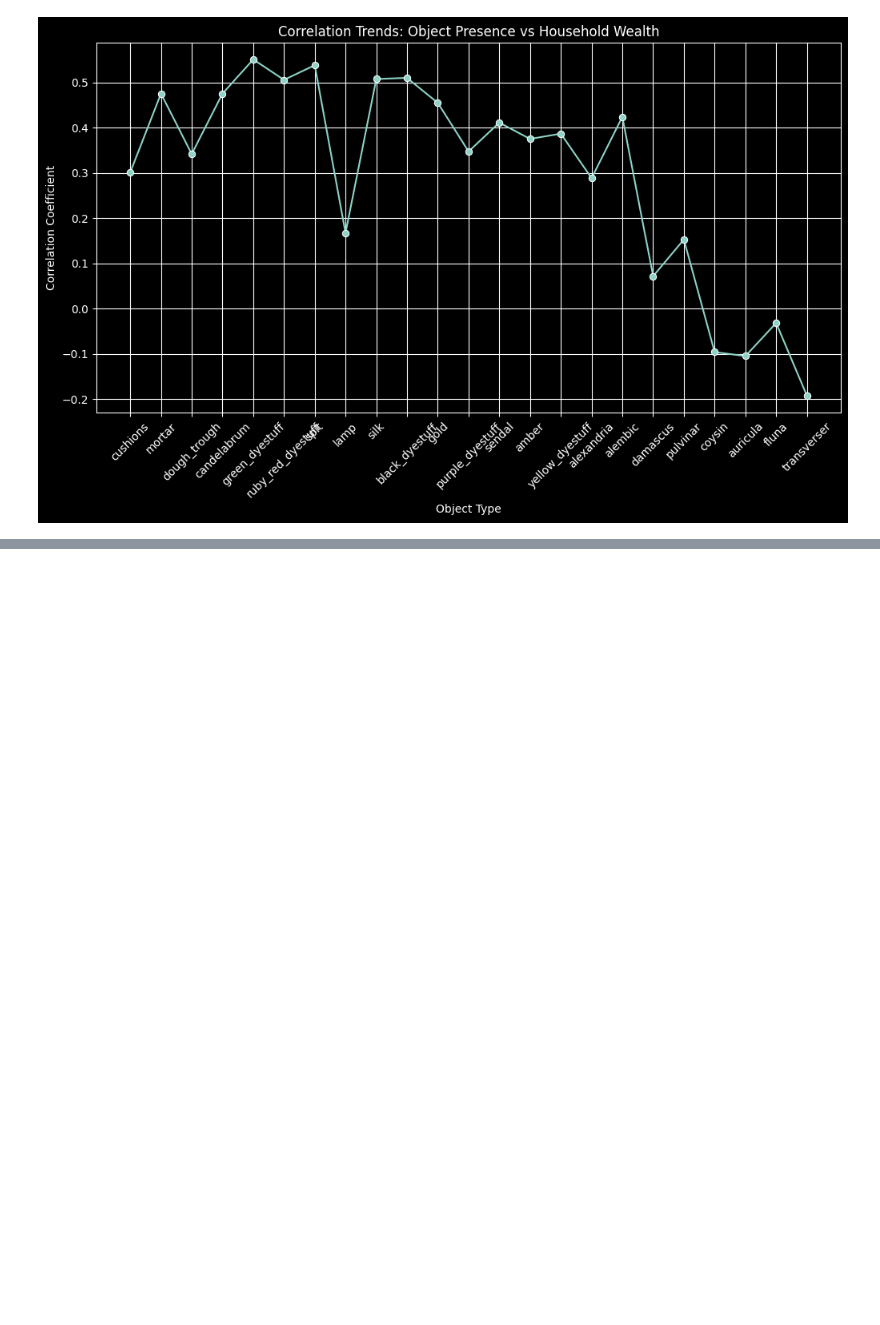
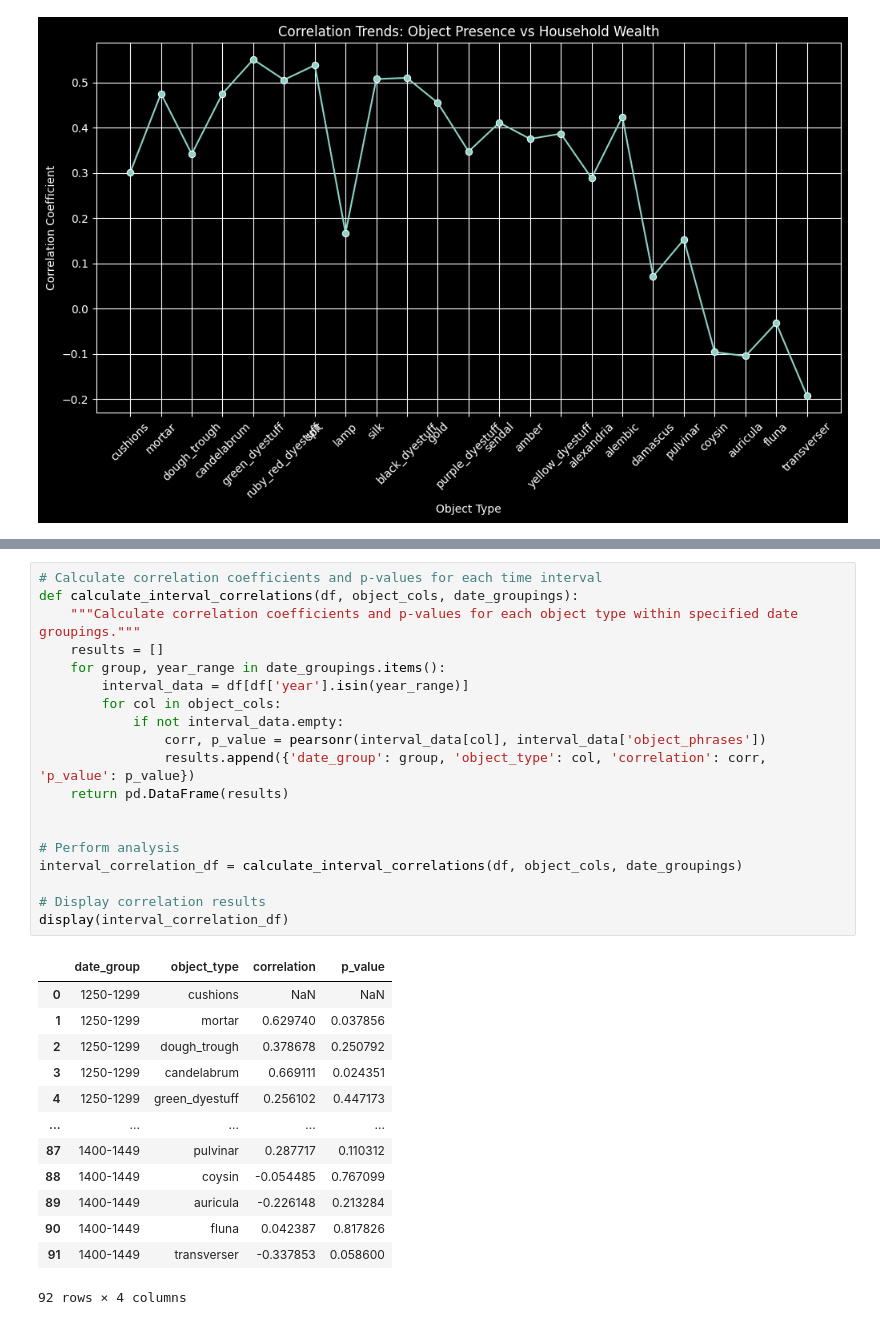
Before and after one commit to gpizzorno/marseille-luxury-objects, a Jupyter notebook: luxury-items.ipynb, the cells around one changed output, grey strips where cells are left out. Cells and saved outputs as stored; diff of their text form; blank space fills up the shorter version.

```diff
--- a/luxury-items.ipynb
+++ b/luxury-items.ipynb
@@ -260,0 +265,33 @@ These object types have low correlation coefficients and high p-values, suggesti
+# %%
+# Calculate correlation coefficients and p-values for each time interval
+def calculate_interval_correlations(df, object_cols, date_groupings):
+    """Calculate correlation coefficients and p-values for each object type within specified date groupings."""
+    results = []
+    for group, year_range in date_groupings.items():
+        interval_data = df[df['year'].isin(year_range)]
+        for col in object_cols:
+            if not interval_data.empty:
+                corr, p_value = pearsonr(interval_data[col], interval_data['object_phrases'])
+                results.append({'date_group': group, 'object_type': col, 'correlation': corr, 'p_value': p_value})
+    return pd.DataFrame(results)
+
+
+# Perform analysis
+interval_correlation_df = calculate_interval_correlations(df, object_cols, date_groupings)
+
+# Display correlation results
+display(interval_correlation_df)
+# %% [output]
+|  | date_group | object_type | correlation | p_value |
+| 0 | 1250-1299 | cushions | NaN | NaN |
+| 1 | 1250-1299 | mortar | 0.629740 | 0.037856 |
+| 2 | 1250-1299 | dough_trough | 0.378678 | 0.250792 |
+| 3 | 1250-1299 | candelabrum | 0.669111 | 0.024351 |
+| 4 | 1250-1299 | green_dyestuff | 0.256102 | 0.447173 |
+| ... | ... | ... | ... | ... |
+| 87 | 1400-1449 | pulvinar | 0.287717 | 0.110312 |
+| 88 | 1400-1449 | coysin | -0.054485 | 0.767099 |
+| 89 | 1400-1449 | auricula | -0.226148 | 0.213284 |
+| 90 | 1400-1449 | fluna | 0.042387 | 0.817826 |
+| 91 | 1400-1449 | transverser | -0.337853 | 0.058600 |
+92 rows × 4 columns
```
Also changed, not shown: parts of 3 cells of this notebook.
